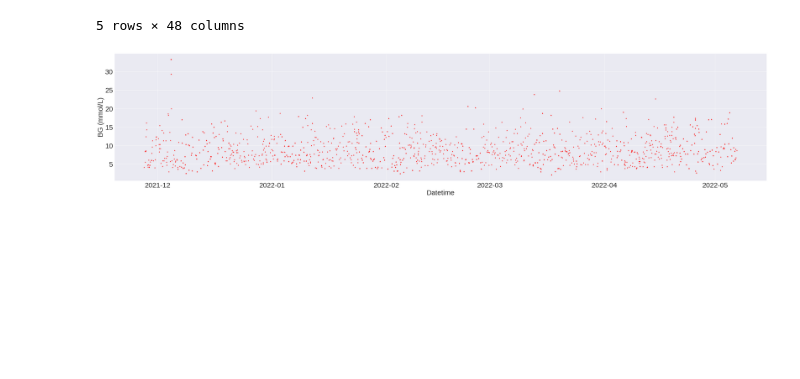
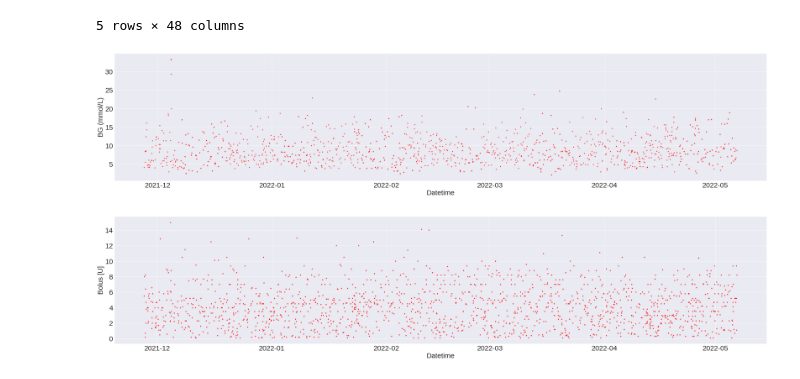
Before and after one commit to sdysch/diabetes-ml, a Jupyter notebook: insulin_pump_data.ipynb, the cells around one changed output. Cells and saved outputs as stored; diff of their text form; code cells hidden in the pictures; blank space fills up the shorter version.

Commit message:
Add pump data

```diff
--- a/insulin_pump_data.ipynb
+++ b/insulin_pump_data.ipynb
@@ -30,3 +30,12 @@ ax.tick_params(axis='x', labelsize=30)
 ax.tick_params(axis='y', labelsize=30)
 # %% [output]
 [figure]
+# %%
+fig, ax = plt.subplots(1, 1, figsize=(50, 10))
+ax.plot(data['Bolus Volume Selected (U)'], 'r*')
+ax.set_xlabel('Datetime', fontsize=30)
+ax.set_ylabel('Bolus [U]', fontsize=30)
+ax.tick_params(axis='x', labelsize=30)
+ax.tick_params(axis='y', labelsize=30)
+# %% [output]
+[figure, added]
```
